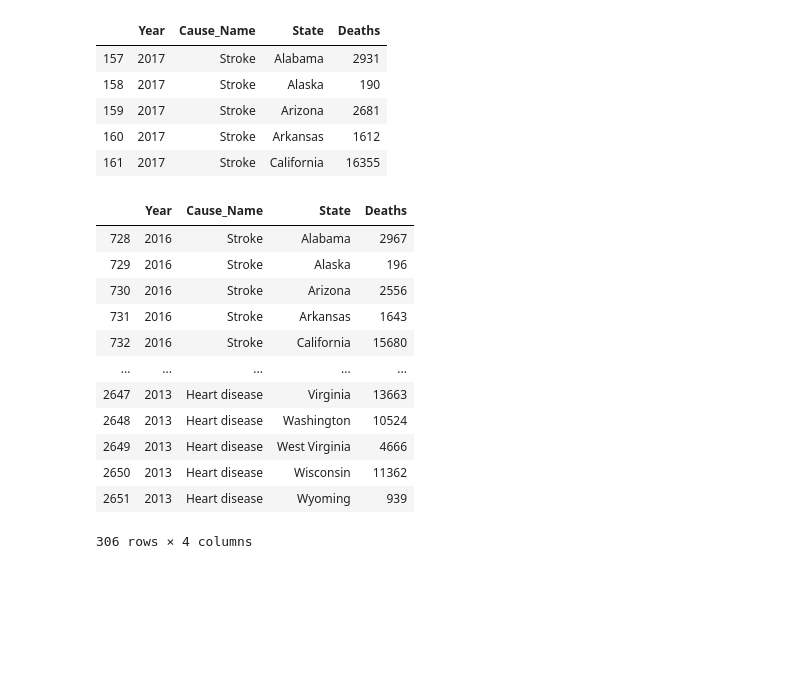
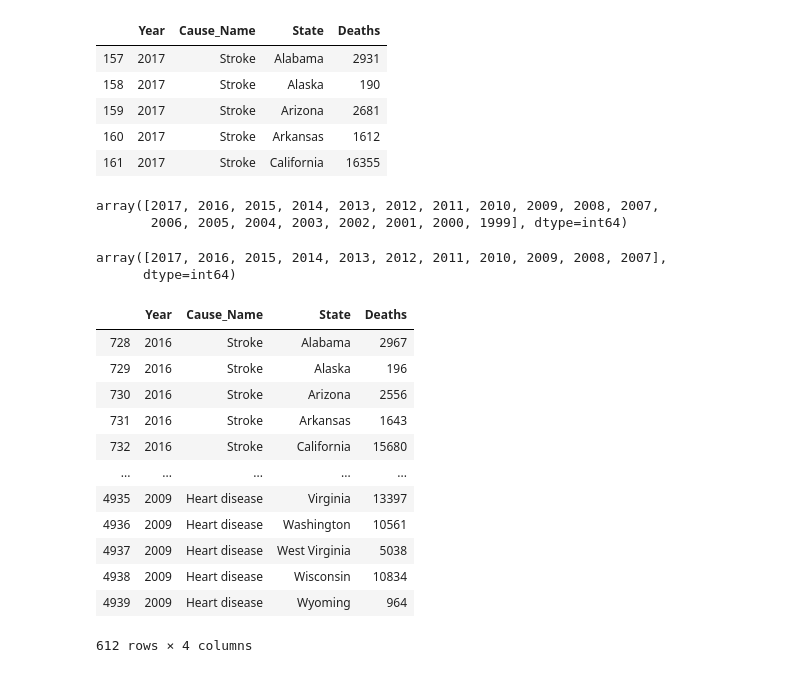
Before and after one commit to zeexav/health_outcomes, a Jupyter notebook: CDC_Data_Explorer.ipynb, the cells around one changed output. Cells and saved outputs as stored; diff of their text form; code cells hidden in the pictures; blank space fills up the shorter version.

```diff
--- a/CDC_Data_Explorer.ipynb
+++ b/CDC_Data_Explorer.ipynb
@@ -109,22 +109,38 @@ chronic_data.head()
 | 159 | 2017 | Stroke | Arizona | 2681 |
 | 160 | 2017 | Stroke | Arkansas | 1612 |
 | 161 | 2017 | Stroke | California | 16355 |
+# %%
+chronic_data.Year.unique()
+# %% [output]
+array([2017, 2016, 2015, 2014, 2013, 2012, 2011, 2010, 2009, 2008, 2007,
+       2006, 2005, 2004, 2003, 2002, 2001, 2000, 1999], dtype=int64)
+# %%
+#reduce range of years in dataset to 2007 to 2017 to show 10 year range
+
+range_yrs = [2007, 2008, 2009, 2010, 2011, 2012, 2013, 2014, 2015, 2016, 2017]
+
+chronic_data = chronic_data[chronic_data.Year.isin(range_yrs)]
+# %%
+chronic_data.Year.unique()
+# %% [output]
+array([2017, 2016, 2015, 2014, 2013, 2012, 2011, 2010, 2009, 2008, 2007],
+      dtype=int64)
 # %%
-#create new DataFrame to extract data for 2013 and 2016
-years = [2013, 2016]
+#create new DataFrame to extract data for 2013 and 2016.pp means pre and post meaning 2013 and 2016
+years = [2009, 2010, 2015, 2016]
 chronic_pp = chronic_data[chronic_data.Year.isin(years)]
 chronic_pp
 # %% [output]
 |  | Year | Cause_Name | State | Deaths |
 | 728 | 2016 | Stroke | Alabama | 2967 |
 | 729 | 2016 | Stroke | Alaska | 196 |
 | 730 | 2016 | Stroke | Arizona | 2556 |
 | 731 | 2016 | Stroke | Arkansas | 1643 |
 | 732 | 2016 | Stroke | California | 15680 |
 | ... | ... | ... | ... | ... |
-| 2647 | 2013 | Heart disease | Virginia | 13663 |
-| 2648 | 2013 | Heart disease | Washington | 10524 |
-| 2649 | 2013 | Heart disease | West Virginia | 4666 |
-| 2650 | 2013 | Heart disease | Wisconsin | 11362 |
-| 2651 | 2013 | Heart disease | Wyoming | 939 |
+| 4935 | 2009 | Heart disease | Virginia | 13397 |
+| 4936 | 2009 | Heart disease | Washington | 10561 |
+| 4937 | 2009 | Heart disease | West Virginia | 5038 |
+| 4938 | 2009 | Heart disease | Wisconsin | 10834 |
+| 4939 | 2009 | Heart disease | Wyoming | 964 |
-306 rows × 4 columns
+612 rows × 4 columns
```
Also changed, not shown: parts of 9 cells of this notebook.
